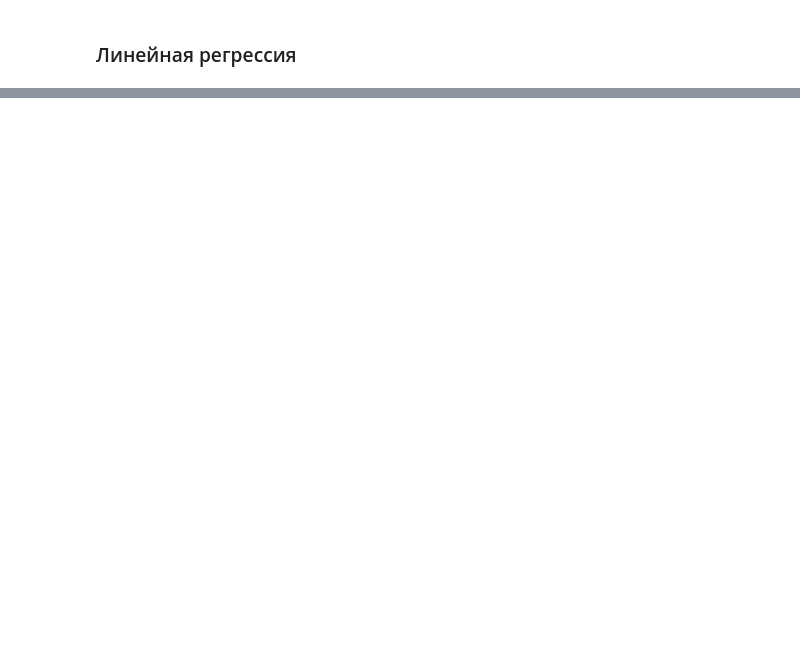
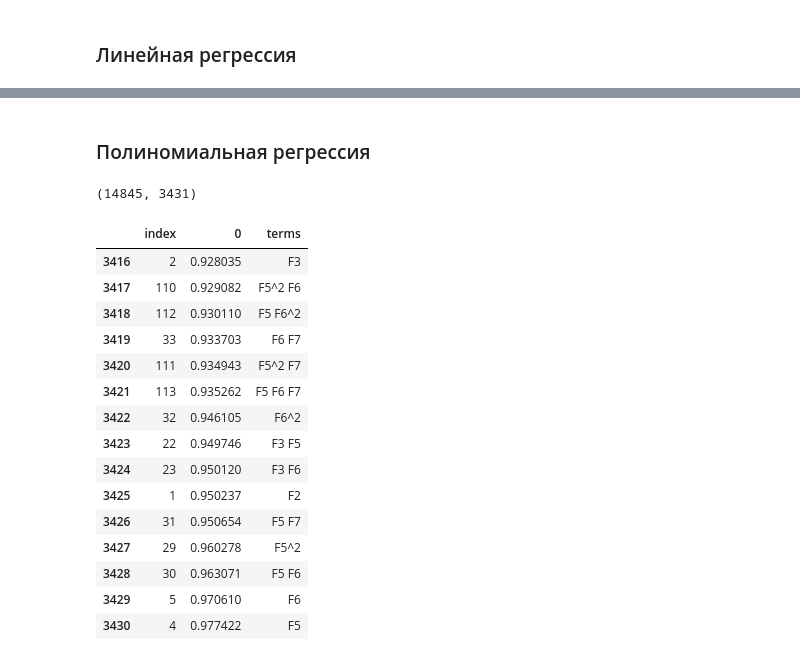
Before and after one commit to petr-larin/BMSTU-Graduate-Qualifying-Project, a Jupyter notebook: model-jupyter/Battery_RUL.ipynb, the cells around one changed output, grey strips where cells are left out. Drawn from its saved outputs; the diff is of its cells as text; code cells hidden in the pictures; blank space fills up the shorter version.

```diff
--- a/model-jupyter/Battery_RUL.ipynb
+++ b/model-jupyter/Battery_RUL.ipynb
@@ -330,0 +404,36 @@ R2      features
+# %% [markdown]
+### Полиномиальная регрессия
+# %%
+poly = PolynomialFeatures(7, include_bias=False)
+dfp = df_X.copy()
+dfp = poly.fit_transform(dfp)
+dfp = pd.DataFrame(dfp)
+dfp.shape
+# %% [output]
+(14845, 3431)
+# %%
+# Проверка корреляции новых признаков
+
+lst = (dfp.corrwith(df_y.iloc[:,0]).abs().sort_values()).reset_index()
+of = poly.get_feature_names_out()
+for i in lst.index:
+    lst.loc[i,'terms'] = of[lst.iloc[i,0]]
+
+lst.tail(15)
+# %% [output]
+|  | index | 0 | terms |
+| 3416 | 2 | 0.928035 | F3 |
+| 3417 | 110 | 0.929082 | F5^2 F6 |
+| 3418 | 112 | 0.930110 | F5 F6^2 |
+| 3419 | 33 | 0.933703 | F6 F7 |
+| 3420 | 111 | 0.934943 | F5^2 F7 |
+| 3421 | 113 | 0.935262 | F5 F6 F7 |
+| 3422 | 32 | 0.946105 | F6^2 |
+| 3423 | 22 | 0.949746 | F3 F5 |
+| 3424 | 23 | 0.950120 | F3 F6 |
+| 3425 | 1 | 0.950237 | F2 |
+| 3426 | 31 | 0.950654 | F5 F7 |
+| 3427 | 29 | 0.960278 | F5^2 |
+| 3428 | 30 | 0.963071 | F5 F6 |
+| 3429 | 5 | 0.970610 | F6 |
+| 3430 | 4 | 0.977422 | F5 |
```
Also changed, not shown: parts of 15 cells of this notebook.
